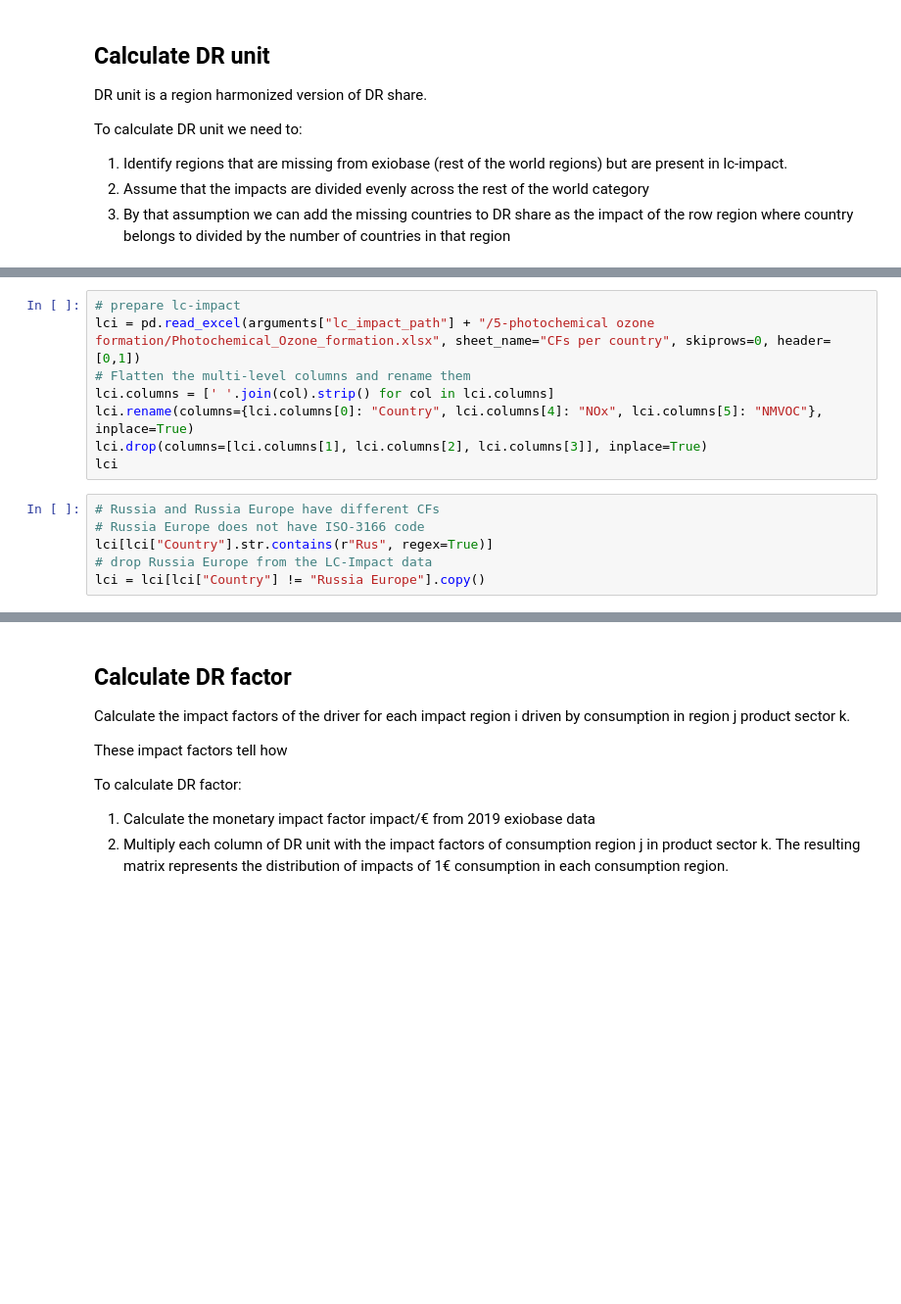
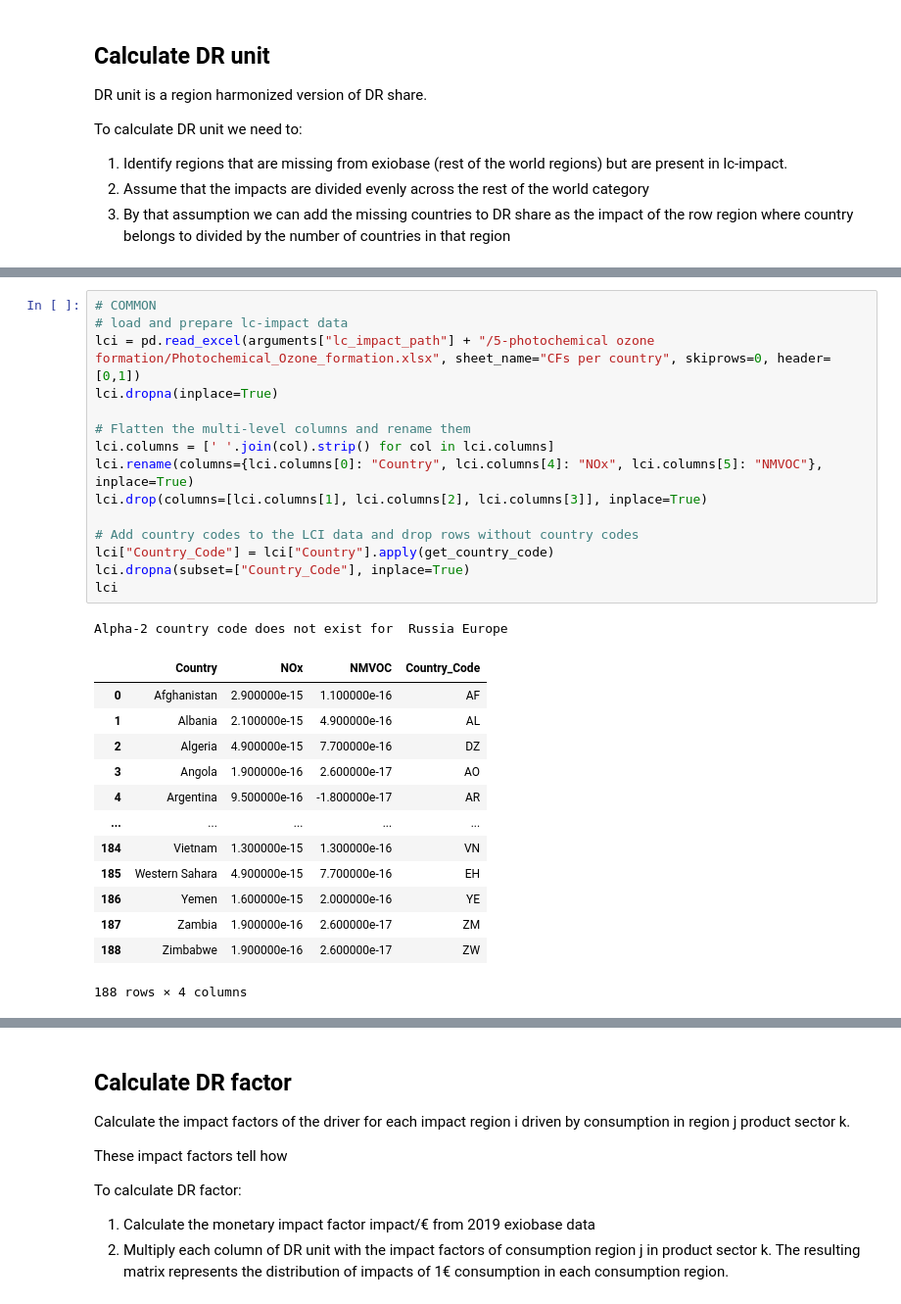
Before and after one commit to tterimaa/pdf-calculation, a Jupyter notebook: notebooks/pdf-pollution-ozone.ipynb, the cells around one changed output, grey strips where cells are left out. Shown: that part at 98% size. Drawn from its saved outputs; the diff is of its cells as text; blank space fills up the shorter version.

```diff
--- a/notebooks/pdf-pollution-ozone.ipynb
+++ b/notebooks/pdf-pollution-ozone.ipynb
@@ -275,14 +229,30 @@ Unique regions:  187
 # %%
-# prepare lc-impact
+# COMMON
+# load and prepare lc-impact data
 lci = pd.read_excel(arguments["lc_impact_path"] + "/5-photochemical ozone formation/Photochemical_Ozone_formation.xlsx", sheet_name="CFs per country", skiprows=0, header=[0,1])
+lci.dropna(inplace=True)
+
 # Flatten the multi-level columns and rename them
 lci.columns = [' '.join(col).strip() for col in lci.columns]
 lci.rename(columns={lci.columns[0]: "Country", lci.columns[4]: "NOx", lci.columns[5]: "NMVOC"}, inplace=True)
 lci.drop(columns=[lci.columns[1], lci.columns[2], lci.columns[3]], inplace=True)
+
+# Add country codes to the LCI data and drop rows without country codes
+lci["Country_Code"] = lci["Country"].apply(get_country_code)
+lci.dropna(subset=["Country_Code"], inplace=True)
 lci
+# %% [output]
+Alpha-2 country code does not exist for  Russia Europe
+|  | Country | NOx | NMVOC | Country_Code |
+| 0 | Afghanistan | 2.900000e-15 | 1.100000e-16 | AF |
+| 1 | Albania | 2.100000e-15 | 4.900000e-16 | AL |
+| 2 | Algeria | 4.900000e-15 | 7.700000e-16 | DZ |
+| 3 | Angola | 1.900000e-16 | 2.600000e-17 | AO |
+| 4 | Argentina | 9.500000e-16 | -1.800000e-17 | AR |
+| ... | ... | ... | ... | ... |
+| 184 | Vietnam | 1.300000e-15 | 1.300000e-16 | VN |
+| 185 | Western Sahara | 4.900000e-15 | 7.700000e-16 | EH |
+| 186 | Yemen | 1.600000e-15 | 2.000000e-16 | YE |
+| 187 | Zambia | 1.900000e-16 | 2.600000e-17 | ZM |
+| 188 | Zimbabwe | 1.900000e-16 | 2.600000e-17 | ZW |
+188 rows × 4 columns
-# %%
-# Russia and Russia Europe have different CFs
-# Russia Europe does not have ISO-3166 code
-lci[lci["Country"].str.contains(r"Rus", regex=True)]
-# drop Russia Europe from the LC-Impact data
-lci = lci[lci["Country"] != "Russia Europe"].copy()
```
Also changed, not shown: parts of 30 cells of this notebook, 1 other file.
